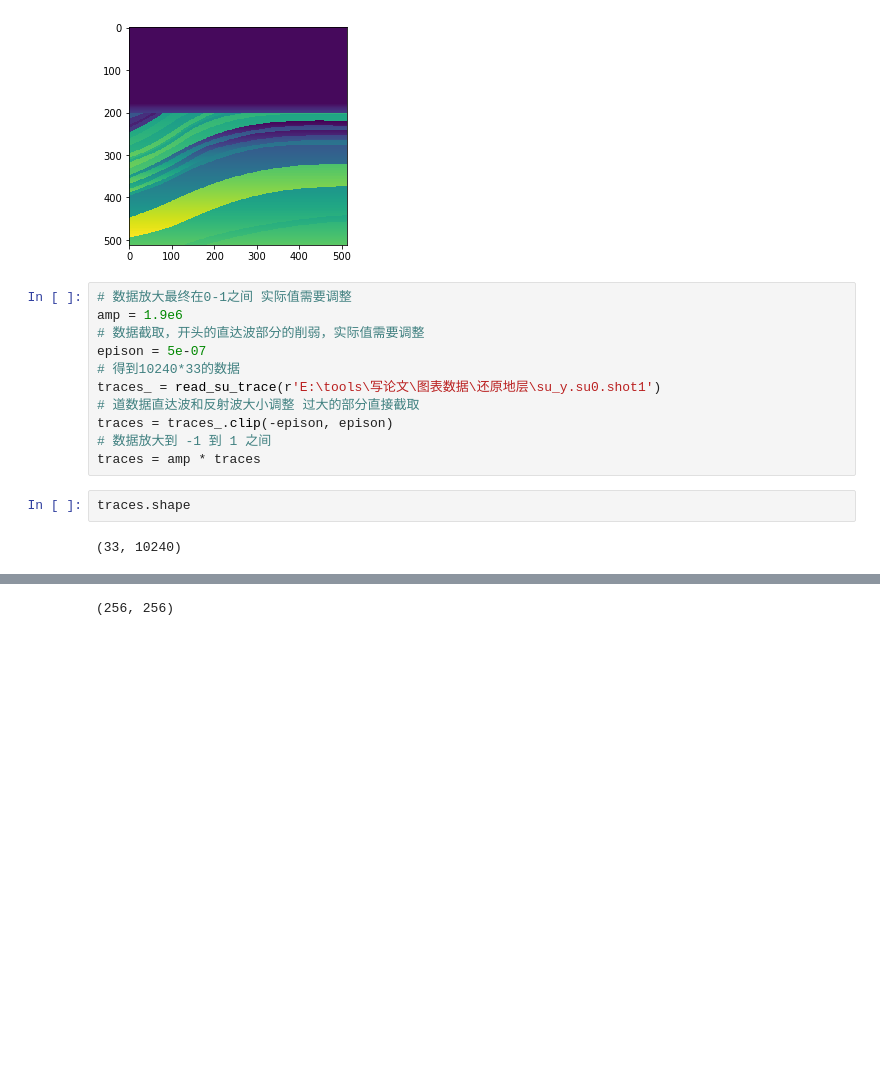
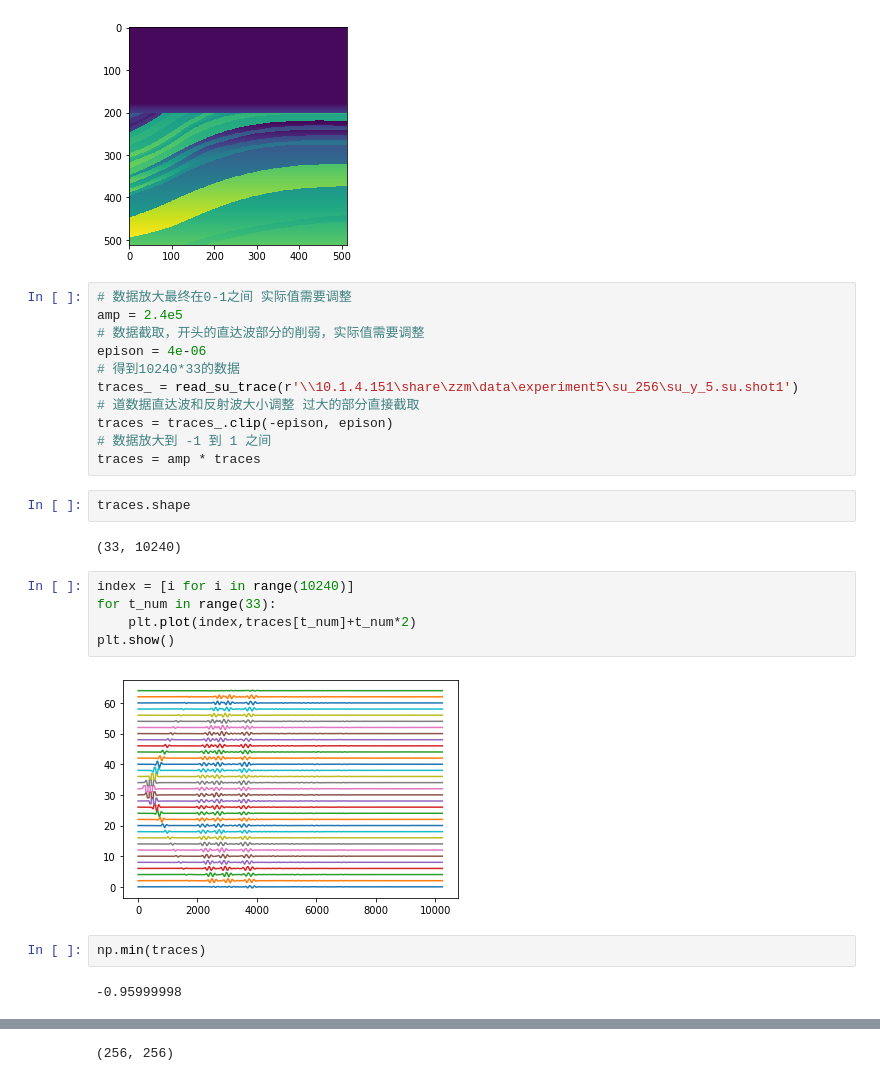
Before and after one commit to zongzhimin/diqiuwuli_public, a Jupyter notebook: data_process/data_process_reconstruct.ipynb, the cells around one changed output, grey strips where cells are left out. Cells and saved outputs as stored; diff of their text form; blank space fills up the shorter version.

```diff
--- a/data_process/data_process_reconstruct.ipynb
+++ b/data_process/data_process_reconstruct.ipynb
@@ -15,11 +15,11 @@ plt.imshow(vp)
 [figure]
 # %%
 # 数据放大最终在0-1之间 实际值需要调整
-amp = 1.9e6
+amp = 2.4e5
 # 数据截取，开头的直达波部分的削弱，实际值需要调整
-epison = 5e-07
+epison = 4e-06
 # 得到10240*33的数据
-traces_ = read_su_trace(r'E:\tools\写论文\图表数据\还原地层\su_y.su0.shot1')
+traces_ = read_su_trace(r'\\10.1.4.151\share\zzm\data\experiment5\su_256\su_y_5.su.shot1')
 # 道数据直达波和反射波大小调整 过大的部分直接截取
 traces = traces_.clip(-epison, epison)
 # 数据放大到 -1 到 1 之间
@@ -28,3 +28,14 @@ traces = amp * traces
 traces.shape
 # %% [output]
 (33, 10240)
+# %%
+index = [i for i in range(10240)]
+for t_num in range(33):
+    plt.plot(index,traces[t_num]+t_num*2)
+plt.show()
+# %% [output]
+[figure, added]
+# %%
+np.min(traces)
+# %% [output]
+-0.95999998
```
Also changed, not shown: parts of 6 cells of this notebook.
